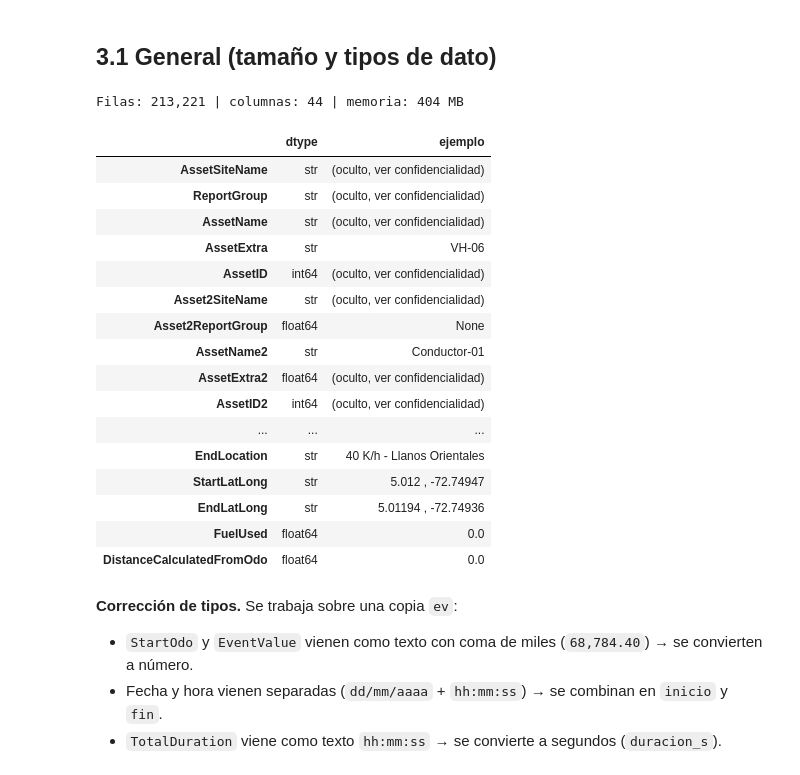
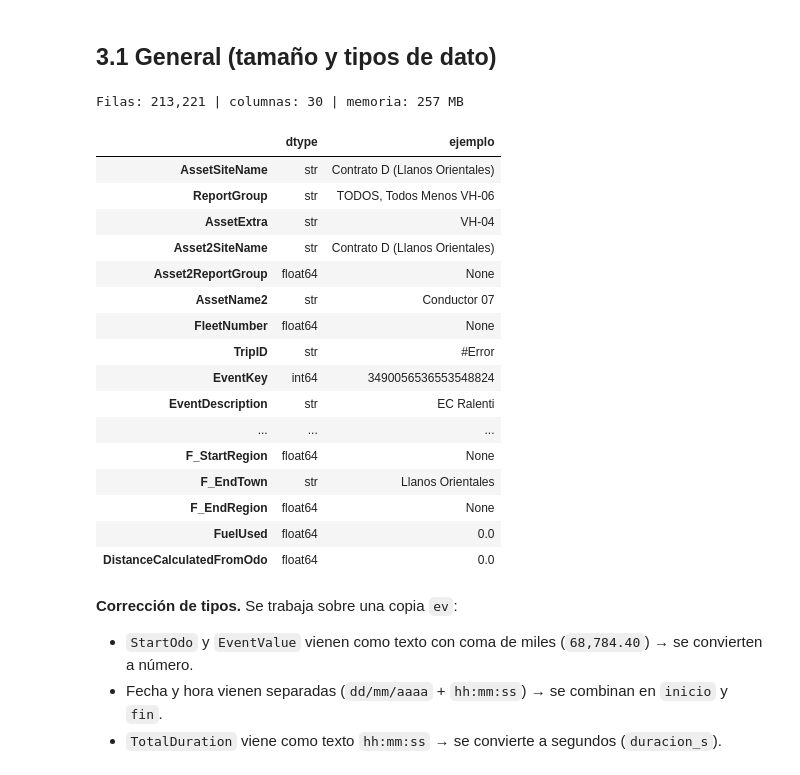
Before and after one commit to Oiling10/miad-proyecto-flota, a Jupyter notebook: notebooks/02_eda.ipynb, the cells around one changed output. Saved outputs shown, nothing was run; the diff lists cells and outputs as text; code cells hidden in the pictures.

```diff
--- a/notebooks/02_eda.ipynb
+++ b/notebooks/02_eda.ipynb
@@ -481,27 +477,26 @@ Ninguna camioneta registra correctivos antes de ~36.500 km, lo que sugiere que e
 # %% [markdown]
 ## 3.1 General (tamaño y tipos de dato)
 # %%
-r = eda.resumen_general(eventos_raw, ocultar=["AssetName", "AssetID", "AssetID2", "AssetExtra2",
-                                              "Asset2SiteName", "AssetSiteName", "ReportGroup"])
+r = eda.resumen_general(eventos_raw)
 print(f"Filas: {r['filas']:,} | columnas: {r['columnas']} | memoria: {r['memoria_mb']:.0f} MB")
 display(r["tipos"])
 # %% [output]
-Filas: 213,221 | columnas: 44 | memoria: 404 MB
+Filas: 213,221 | columnas: 30 | memoria: 257 MB
 |  | dtype | ejemplo |
-| AssetSiteName | str | (oculto, ver confidencialidad) |
-| ReportGroup | str | (oculto, ver confidencialidad) |
-| AssetName | str | (oculto, ver confidencialidad) |
-| AssetExtra | str | VH-06 |
-| AssetID | int64 | (oculto, ver confidencialidad) |
-| Asset2SiteName | str | (oculto, ver confidencialidad) |
+| AssetSiteName | str | Contrato D (Llanos Orientales) |
+| ReportGroup | str | TODOS, Todos Menos VH-06 |
+| AssetExtra | str | VH-04 |
+| Asset2SiteName | str | Contrato D (Llanos Orientales) |
 | Asset2ReportGroup | float64 | None |
-| AssetName2 | str | Conductor-01 |
-| AssetExtra2 | float64 | (oculto, ver confidencialidad) |
-| AssetID2 | int64 | (oculto, ver confidencialidad) |
+| AssetName2 | str | Conductor 07 |
+| FleetNumber | float64 | None |
+| TripID | str | #Error |
+| EventKey | int64 | 3490056536553548824 |
+| EventDescription | str | EC Ralenti |
 | ... | ... | ... |
-| EndLocation | str | 40 K/h - Llanos Orientales |
-| StartLatLong | str | 5.012 , -72.74947 |
-| EndLatLong | str | 5.01194 , -72.74936 |
+| F_StartRegion | float64 | None |
+| F_EndTown | str | Llanos Orientales |
+| F_EndRegion | float64 | None |
 | FuelUsed | float64 | 0.0 |
 | DistanceCalculatedFromOdo | float64 | 0.0 |
 # %% [markdown]
```
Also changed, not shown: parts of 37 cells of this notebook, 25 other files.
